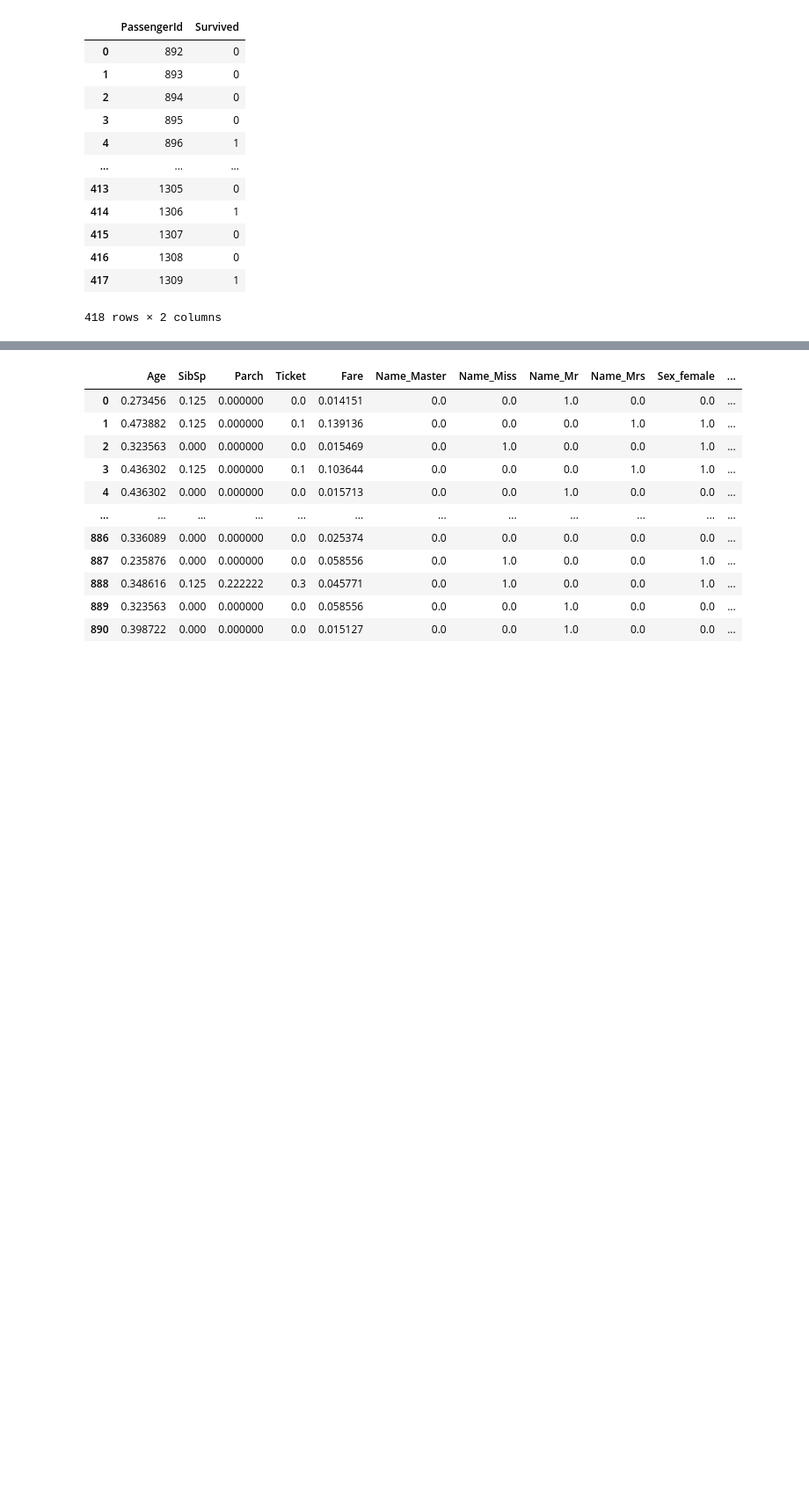
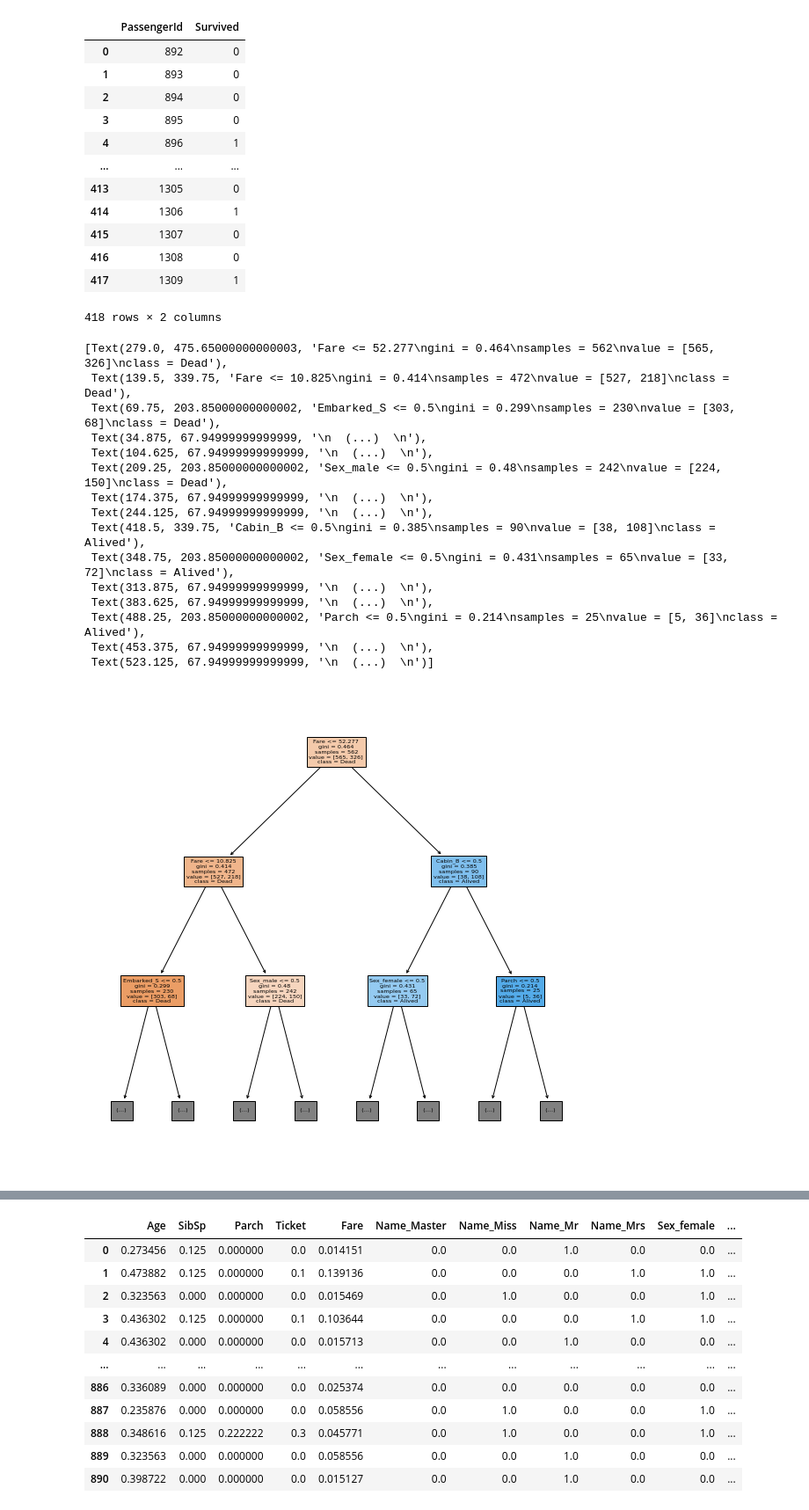
Before and after one commit to ryan9453/0602, a Jupyter notebook: titanic.ipynb, the cells around one changed output, grey strips where cells are left out. Shown at 88% size. Cells and saved outputs as stored; diff of their text form; code cells hidden in the pictures; blank space fills up the shorter version.

```diff
--- a/titanic.ipynb
+++ b/titanic.ipynb
@@ -207,3 +207,29 @@ df
 | 416 | 1308 | 0 |
 | 417 | 1309 | 1 |
 418 rows × 2 columns
+# %%
+import matplotlib.pyplot as plt
+from sklearn.tree import plot_tree
+plt.figure(figsize=(10, 10))
+plot_tree(clf.estimators_[0],
+        feature_names=data.columns,
+        class_names=["Dead", 'Alived'],
+        max_depth = 2,
+        filled=True)
+# %% [output]
+[Text(279.0, 475.65000000000003, 'Fare <= 52.277\ngini = 0.464\nsamples = 562\nvalue = [565, 326]\nclass = Dead'),
+ Text(139.5, 339.75, 'Fare <= 10.825\ngini = 0.414\nsamples = 472\nvalue = [527, 218]\nclass = Dead'),
+ Text(69.75, 203.85000000000002, 'Embarked_S <= 0.5\ngini = 0.299\nsamples = 230\nvalue = [303, 68]\nclass = Dead'),
+ Text(34.875, 67.94999999999999, '\n  (...)  \n'),
+ Text(104.625, 67.94999999999999, '\n  (...)  \n'),
+ Text(209.25, 203.85000000000002, 'Sex_male <= 0.5\ngini = 0.48\nsamples = 242\nvalue = [224, 150]\nclass = Dead'),
+ Text(174.375, 67.94999999999999, '\n  (...)  \n'),
+ Text(244.125, 67.94999999999999, '\n  (...)  \n'),
+ Text(418.5, 339.75, 'Cabin_B <= 0.5\ngini = 0.385\nsamples = 90\nvalue = [38, 108]\nclass = Alived'),
+ Text(348.75, 203.85000000000002, 'Sex_female <= 0.5\ngini = 0.431\nsamples = 65\nvalue = [33, 72]\nclass = Alived'),
+ Text(313.875, 67.94999999999999, '\n  (...)  \n'),
+ Text(383.625, 67.94999999999999, '\n  (...)  \n'),
+ Text(488.25, 203.85000000000002, 'Parch <= 0.5\ngini = 0.214\nsamples = 25\nvalue = [5, 36]\nclass = Alived'),
+ Text(453.375, 67.94999999999999, '\n  (...)  \n'),
+ Text(523.125, 67.94999999999999, '\n  (...)  \n')]
+[figure, added]
```
Also changed, not shown: parts of 5 cells of this notebook.
